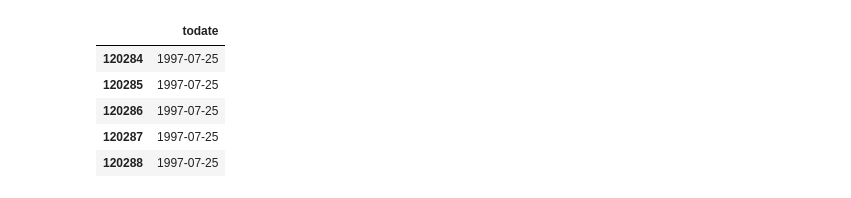
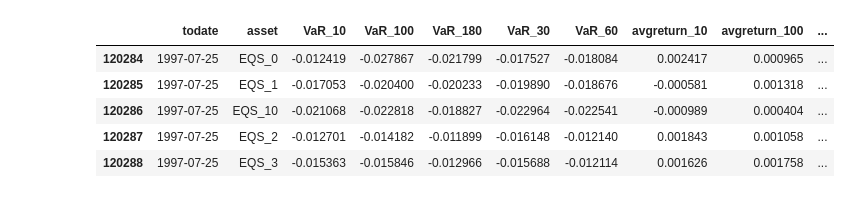
Before and after one commit to OscarAzrak/Master-thesis, a Jupyter notebook: Files/Codes.ipynb, the cells around one changed output. Saved outputs shown, nothing was run; the diff lists cells and outputs as text; code cells hidden in the pictures.

```diff
--- a/Files/Codes.ipynb
+++ b/Files/Codes.ipynb
@@ -88,16 +89,6 @@ for name, model in models.items():
 # keep same index from X_test in df as new df
 
 df_2 = df.loc[X_test.index]
-# %%
-dddddd = df[['todate']]
-dddddd.head()
-# %% [output]
-|  | todate |
-| 120284 | 1997-07-25 |
-| 120285 | 1997-07-25 |
-| 120286 | 1997-07-25 |
-| 120287 | 1997-07-25 |
-| 120288 | 1997-07-25 |
 # %%
 
 # Use the dates in df_2 to filter rows in df_read
@@ -105,6 +96,15 @@ df_2_read = df_read.loc[df_2[date_col].unique()]
 
 # fill missing values with 0
 df_2_read.fillna(0, inplace=True)
+# %%
+df.head()
+# %% [output]
+|  | todate | asset | VaR_10 | VaR_100 | VaR_180 | VaR_30 | VaR_60 | avgreturn_10 | avgreturn_100 | ... |
+| 120284 | 1997-07-25 | EQS_0 | -0.012419 | -0.027867 | -0.021799 | -0.017527 | -0.018084 | 0.002417 | 0.000965 | ... |
+| 120285 | 1997-07-25 | EQS_1 | -0.017053 | -0.020400 | -0.020233 | -0.019890 | -0.018676 | -0.000581 | 0.001318 | ... |
+| 120286 | 1997-07-25 | EQS_10 | -0.021068 | -0.022818 | -0.018827 | -0.022964 | -0.022541 | -0.000989 | 0.000404 | ... |
+| 120287 | 1997-07-25 | EQS_2 | -0.012701 | -0.014182 | -0.011899 | -0.016148 | -0.012140 | 0.001843 | 0.001058 | ... |
+| 120288 | 1997-07-25 | EQS_3 | -0.015363 | -0.015846 | -0.012966 | -0.015688 | -0.012114 | 0.001626 | 0.001758 | ... |
 # %%
 import pandas as pd
 
```
Also changed, not shown: parts of 20 cells of this notebook, 7 other files.
